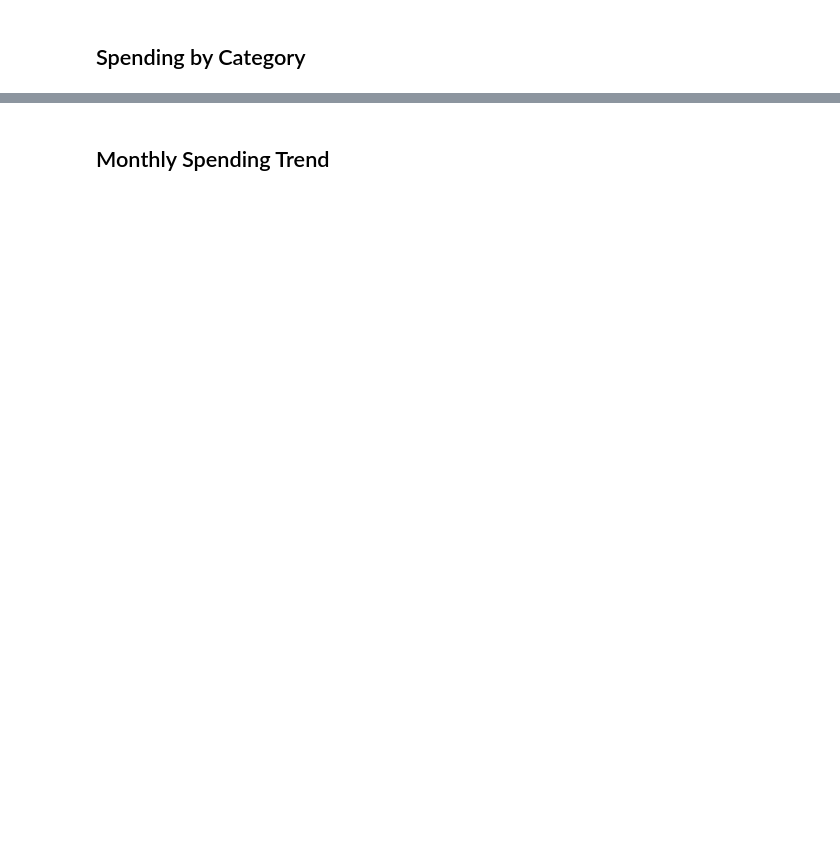
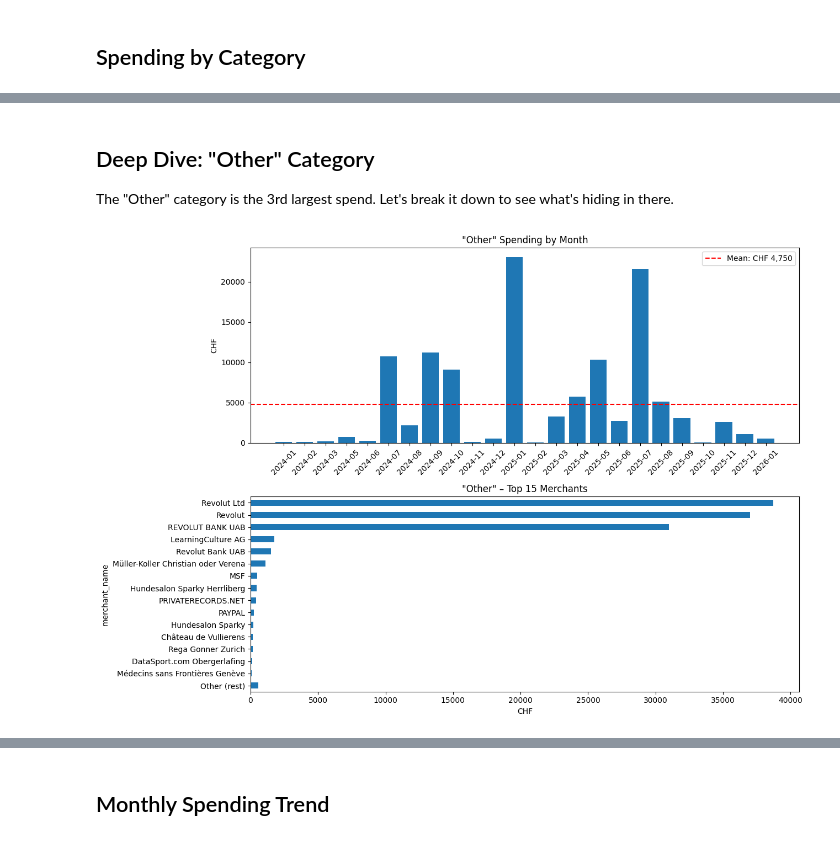
Before and after one commit to mazhewitt/budget-analyser, a Jupyter notebook: analysis.ipynb, the cells around one changed output, grey strips where cells are left out. Cells and saved outputs as stored; diff of their text form; code cells hidden in the pictures; blank space fills up the shorter version.

```diff
--- a/analysis.ipynb
+++ b/analysis.ipynb
@@ -15,9 +15,10 @@ df = pl.read_database("""
     ORDER BY date DESC
 """, conn)
 
-df = df.with_columns([
-    pl.col("date").str.strptime(pl.Date, "%Y-%m-%d"),
-    pl.col("date").str.strptime(pl.Date, "%Y-%m-%d").dt.strftime("%Y-%m").alias("month")
-])
+df = df.with_columns(
+    pl.col("date").str.strptime(pl.Date, "%Y-%m-%d")
+).with_columns(
+    pl.col("date").dt.strftime("%Y-%m").alias("month")
+)
 print(f"{len(df)} transactions loaded")
 df.head(10)
@@ -50,0 +90,66 @@ plt.show()
+# %% [markdown]
+## Deep Dive: "Other" Category
+
+The "Other" category is the 3rd largest spend. Let's break it down to see what's hiding in there.
+# %%
+other = spending.filter(pl.col("category") == "Other")
+
+# Top merchants in "Other"
+other_merchants = (
+    other
+    .group_by("merchant_name")
+    .agg([
+        pl.col("amount").sum().alias("total_chf"),
+        pl.col("amount").count().alias("transactions"),
+        pl.col("amount").mean().alias("avg_per_txn"),
+    ])
+    .sort("total_chf", descending=True)
+)
+
+# Monthly trend
+other_monthly = (
+    other
+    .group_by("month")
+    .agg(pl.col("amount").sum().alias("total_chf"))
+    .sort("month")
+)
+
+fig, axes = plt.subplots(2, 1, figsize=(13, 9))
+
+# Monthly spend
+om_pd = other_monthly.to_pandas().set_index("month")
+axes[0].bar(om_pd.index, om_pd["total_chf"])
+mean_monthly = om_pd["total_chf"].mean()
+axes[0].axhline(y=mean_monthly, color="red", linestyle="--", label=f"Mean: CHF {mean_monthly:,.0f}")
+axes[0].set_ylabel("CHF")
+axes[0].set_title('"Other" Spending by Month')
+axes[0].tick_params(axis="x", rotation=45)
+axes[0].legend()
+
+# Top merchants bar
+top_n = 15
+top_other = other_merchants.head(top_n)
+remaining = other_merchants.slice(top_n)["total_chf"].sum()
+import pandas as pd
+bar_data = top_other.select(["merchant_name", "total_chf"]).to_pandas()
+if remaining > 0:
+    bar_data = pd.concat([bar_data, pd.DataFrame({"merchant_name": ["Other (rest)"], "total_chf": [remaining]})], ignore_index=True)
+bar_data = bar_data.set_index("merchant_name")
+bar_data["total_chf"].plot.barh(ax=axes[1])
+axes[1].set_xlabel("CHF")
+axes[1].set_title(f'"Other" – Top {top_n} Merchants')
+axes[1].invert_yaxis()
+
+plt.tight_layout()
+plt.show()
+
+print(f"Total 'Other' spend: CHF {other['amount'].sum():,.2f} across {other.height} transactions")
+print(f"Unique merchants: {other_merchants.height}")
+print(f"\nTop 20 merchants:")
+print(other_merchants.head(20))
+
+# Classification source breakdown — how many were LLM vs manual?
+print(f"\nClassification source for 'Other' transactions:")
+print(other.group_by("source").agg([pl.len().alias("count"), pl.col("confidence").mean().alias("avg_confidence")]).sort("count", descending=True))
+# %% [output]
+[figure, added]
```
Also changed, not shown: parts of 17 cells of this notebook, 32 other files.
